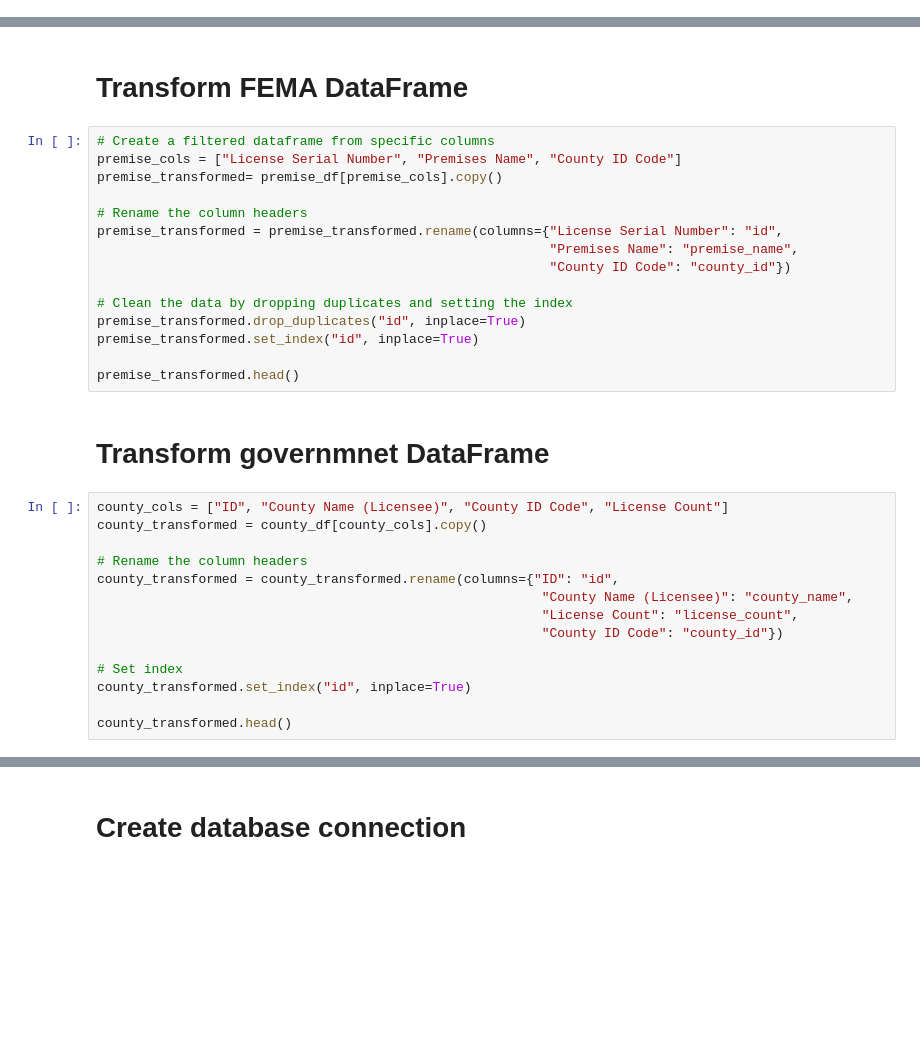
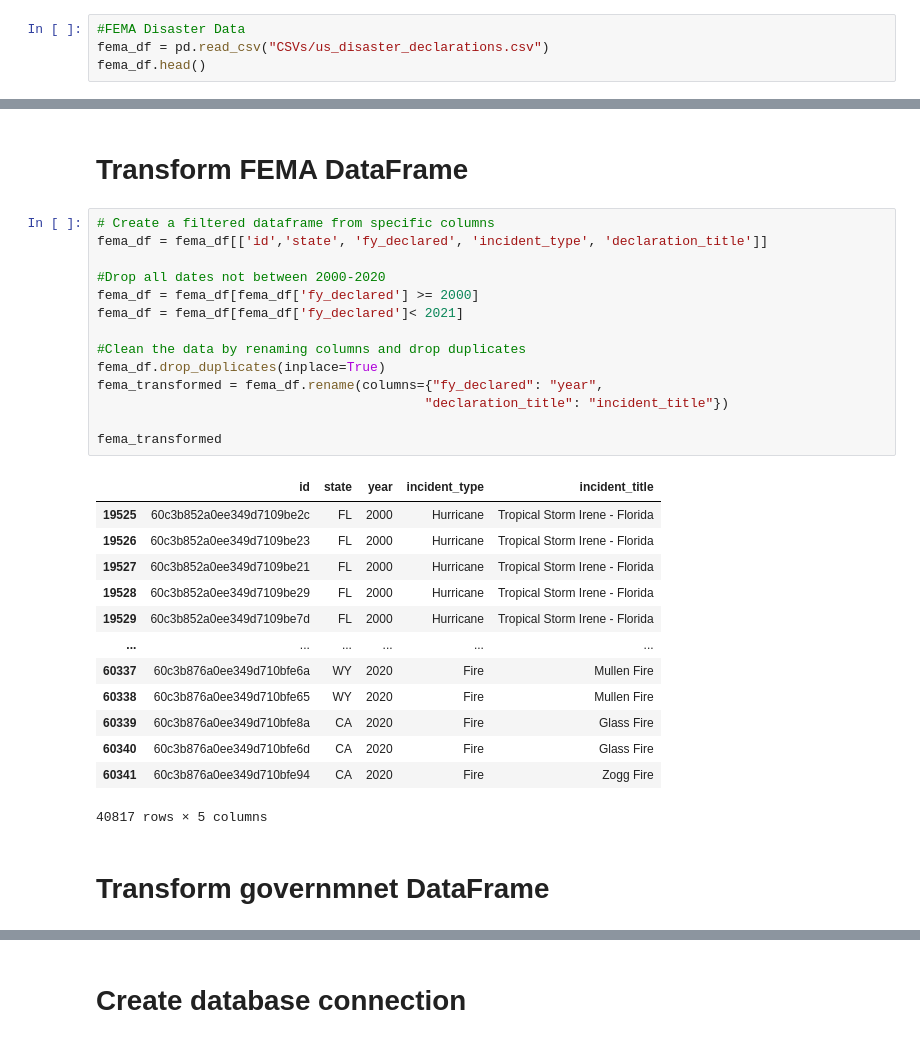
Before and after one commit to kreetigulati/etl-quantgov-climate, a Jupyter notebook: climate-agency-etl.ipynb, the cells around one changed output, grey strips where cells are left out. Cells and saved outputs as stored; diff of their text form; blank space fills up the shorter version.

```diff
--- a/climate-agency-etl.ipynb
+++ b/climate-agency-etl.ipynb
@@ -13,0 +8,4 @@ county_df.head()
+# %%
+#FEMA Disaster Data
+fema_df = pd.read_csv("CSVs/us_disaster_declarations.csv")
+fema_df.head()
@@ -14,33 +38,32 @@ county_df.head()
 # %% [markdown]
 # Transform FEMA DataFrame
-# %%
-# Create a filtered dataframe from specific columns
-premise_cols = ["License Serial Number", "Premises Name", "County ID Code"]
-premise_transformed= premise_df[premise_cols].copy()
-
-# Rename the column headers
-premise_transformed = premise_transformed.rename(columns={"License Serial Number": "id",
-                                                          "Premises Name": "premise_name",
-                                                          "County ID Code": "county_id"})
-
-# Clean the data by dropping duplicates and setting the index
-premise_transformed.drop_duplicates("id", inplace=True)
-premise_transformed.set_index("id", inplace=True)
-
-premise_transformed.head()
+# %%
+# Create a filtered dataframe from specific columns
+fema_df = fema_df[['id','state', 'fy_declared', 'incident_type', 'declaration_title']]
+
+#Drop all dates not between 2000-2020
+fema_df = fema_df[fema_df['fy_declared'] >= 2000]
+fema_df = fema_df[fema_df['fy_declared']< 2021]
+
+#Clean the data by renaming columns and drop duplicates
+fema_df.drop_duplicates(inplace=True)
+fema_transformed = fema_df.rename(columns={"fy_declared": "year",
+                                          "declaration_title": "incident_title"})
+
+fema_transformed
+# %% [output]
+|  | id | state | year | incident_type | incident_title |
+| 19525 | 60c3b852a0ee349d7109be2c | FL | 2000 | Hurricane | Tropical Storm Irene - Florida |
+| 19526 | 60c3b852a0ee349d7109be23 | FL | 2000 | Hurricane | Tropical Storm Irene - Florida |
+| 19527 | 60c3b852a0ee349d7109be21 | FL | 2000 | Hurricane | Tropical Storm Irene - Florida |
+| 19528 | 60c3b852a0ee349d7109be29 | FL | 2000 | Hurricane | Tropical Storm Irene - Florida |
+| 19529 | 60c3b852a0ee349d7109be7d | FL | 2000 | Hurricane | Tropical Storm Irene - Florida |
+| ... | ... | ... | ... | ... | ... |
+| 60337 | 60c3b876a0ee349d710bfe6a | WY | 2020 | Fire | Mullen Fire |
+| 60338 | 60c3b876a0ee349d710bfe65 | WY | 2020 | Fire | Mullen Fire |
+| 60339 | 60c3b876a0ee349d710bfe8a | CA | 2020 | Fire | Glass Fire |
+| 60340 | 60c3b876a0ee349d710bfe6d | CA | 2020 | Fire | Glass Fire |
+| 60341 | 60c3b876a0ee349d710bfe94 | CA | 2020 | Fire | Zogg Fire |
+40817 rows × 5 columns
 # %% [markdown]
 # Transform governmnet DataFrame
-# %%
-county_cols = ["ID", "County Name (Licensee)", "County ID Code", "License Count"]
-county_transformed = county_df[county_cols].copy()
-
-# Rename the column headers
-county_transformed = county_transformed.rename(columns={"ID": "id",
-                                                         "County Name (Licensee)": "county_name",
-                                                         "License Count": "license_count",
-                                                         "County ID Code": "county_id"})
-
-# Set index
-county_transformed.set_index("id", inplace=True)
-
-county_transformed.head()
```
Also changed, not shown: parts of 9 cells of this notebook, 1 other file.
